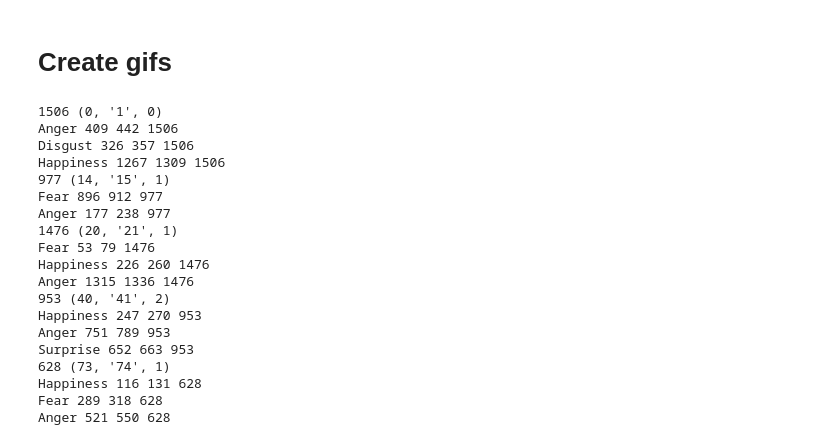
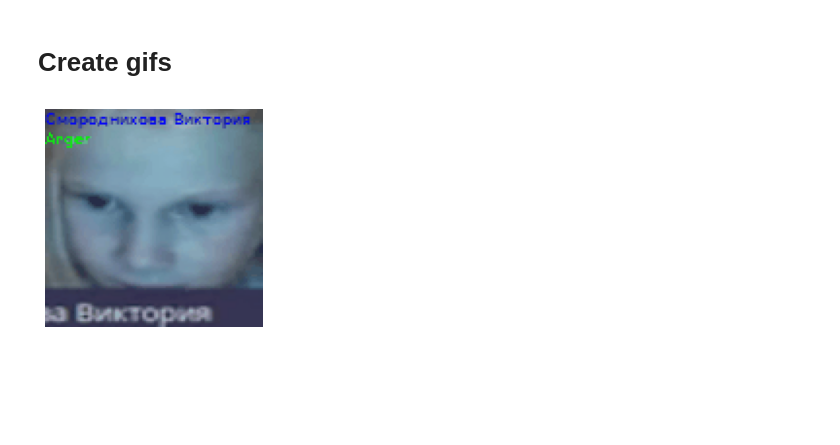
Before and after one commit to av-savchenko/face-emotion-recognition, a Jupyter notebook: src/video_summarizer.ipynb, the cells around one changed output. Cells and saved outputs as stored; diff of their text form; code cells hidden in the pictures; blank space fills up the shorter version.

```diff
--- a/src/video_summarizer.ipynb
+++ b/src/video_summarizer.ipynb
@@ -641,50 +694,32 @@ for subject_ind,files in enumerate(face_files):
                         emotion2longest_sequence[emotion]=(len(current_scores),start_i,i-1)
                     #print(start_i,i-1,idx_to_class[emotion])
                 start_i=i
                 current_scores,current_features=[],[]
             prev_filename_ind=filename_ind
             current_emotion=new_emotion
             current_scores.append(X_scores[file_ind][face_ind])
             current_features.append(X_global_features[file_ind][face_ind])
 
         if len(emotion2longest_sequence)>0:
             for emotion, (_,start_i, end_i) in emotion2longest_sequence.items():
                 print(idx_to_class[emotion],start_i,end_i,len(files))
                 for i in range(start_i,min(start_i+20,end_i)+1):
                     #print(files[i])
                     fpath=os.path.join(faces_path,files[i][1],str(files[i][2])+'.png')
                     img=Image.open(fpath)
                     img = img.resize((112,112), Image.ANTIALIAS)
                     draw = ImageDraw.Draw(img)
                     draw.text((0, 0), subjects[subject_ind], align ="left", font=unicode_font,fill=(0,0,255,255))
                     draw.text((0, 10), idx_to_class[emotion], align ="left",font=unicode_font, fill=(0,255,0,255))
                     gif.append(img.convert("P",palette=Image.ADAPTIVE))
 
-if False:
+if True:
     for img in gif:
         display.clear_output(wait=True)
         plt.axis('off')
         plt.imshow(img)
         plt.show()
 if True and len(gif)>0:
     gif[0].save('emo.gif', save_all=True,optimize=False, append_images=gif[1:],disposal=2)
 # %% [output]
-1506 (0, '1', 0)
-Anger 409 442 1506
-Disgust 326 357 1506
-Happiness 1267 1309 1506
-977 (14, '15', 1)
-Fear 896 912 977
-Anger 177 238 977
-1476 (20, '21', 1)
-Fear 53 79 1476
-Happiness 226 260 1476
-Anger 1315 1336 1476
-953 (40, '41', 2)
-Happiness 247 270 953
-Anger 751 789 953
-Surprise 652 663 953
-628 (73, '74', 1)
-Happiness 116 131 628
-Fear 289 318 628
-Anger 521 550 628
+[figure, added]
```
Also changed, not shown: parts of 7 cells of this notebook.
